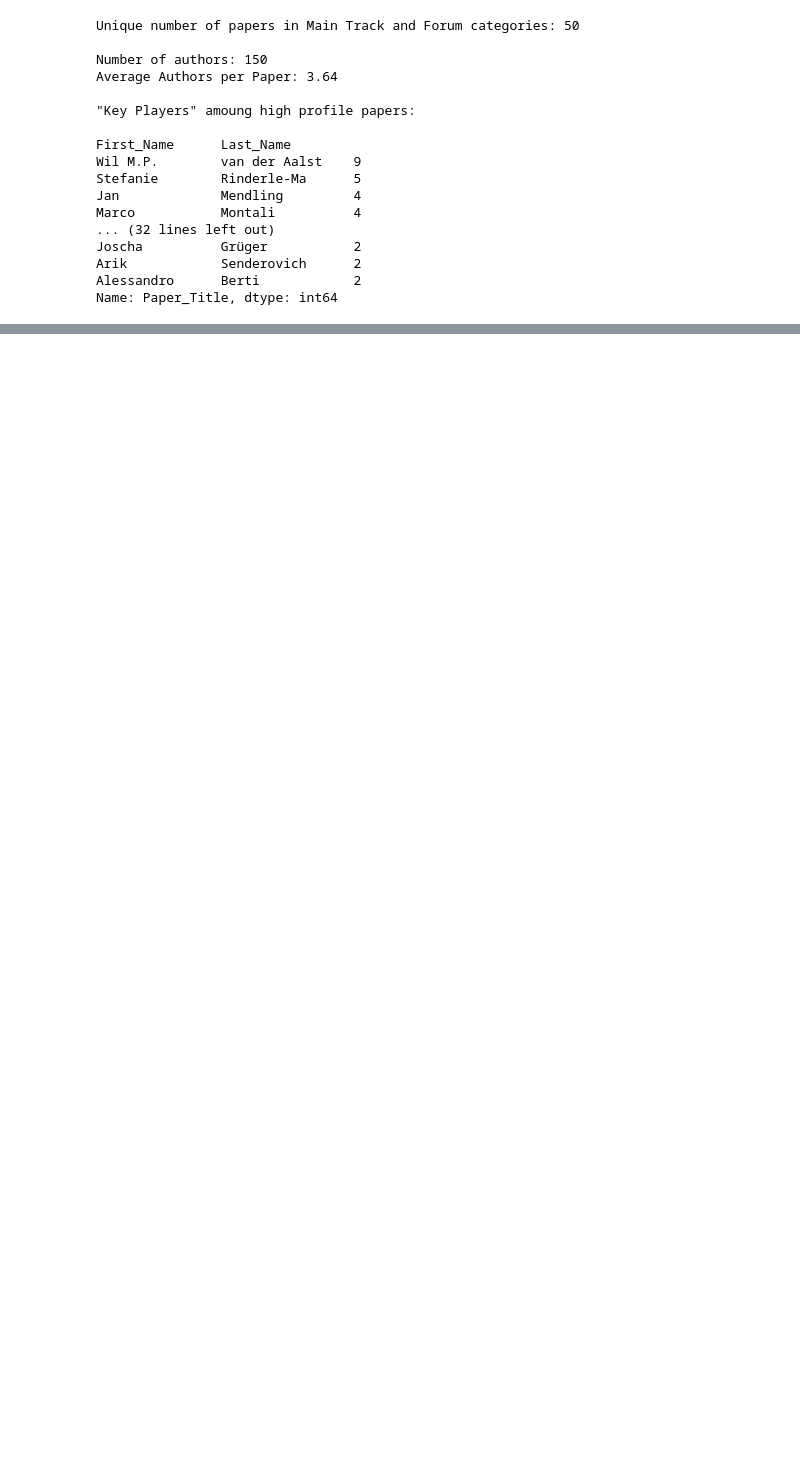
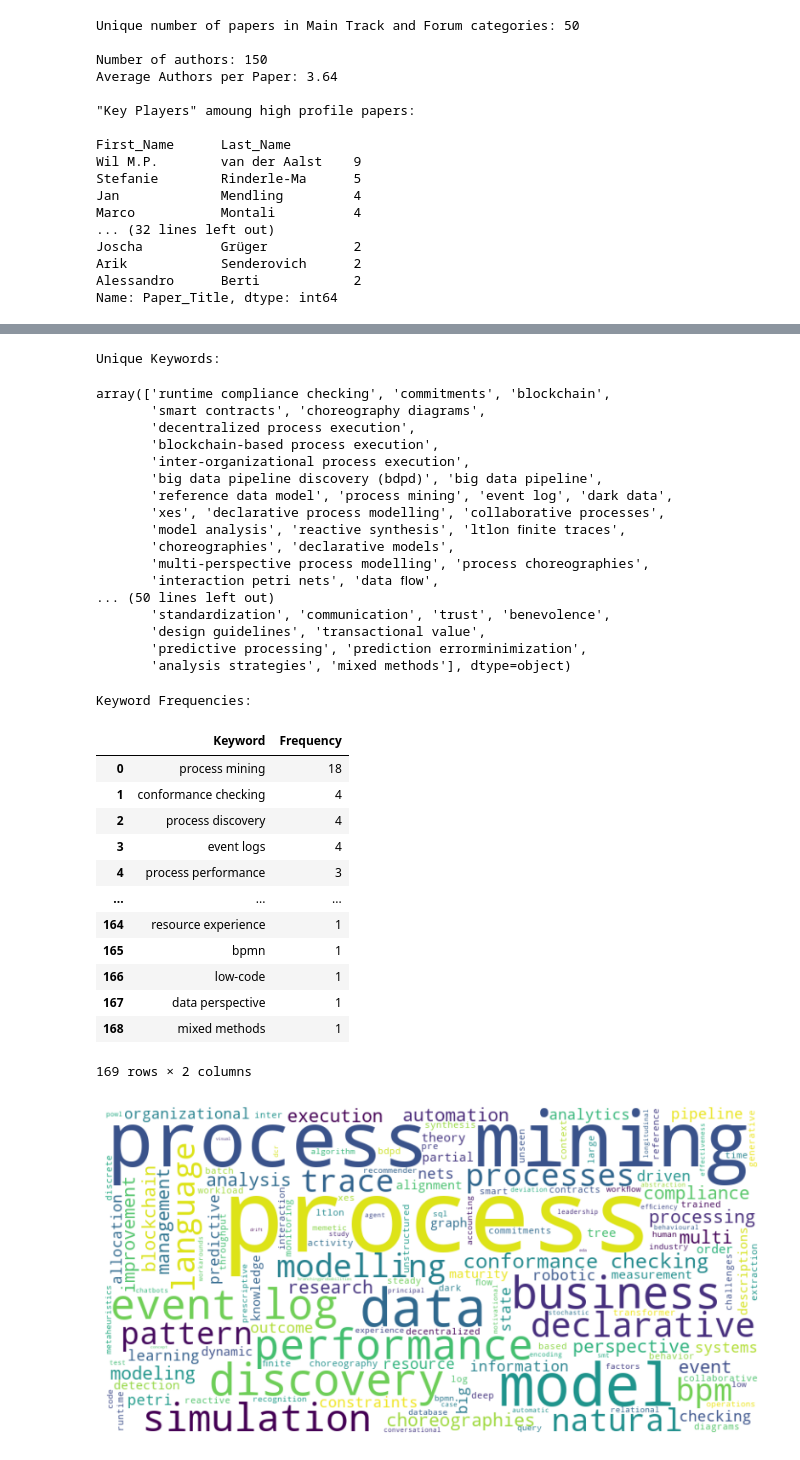
Before and after one commit to lananepeina/bpm2023, a Jupyter notebook: BPM 2023 Paper Analysis.ipynb, the cells around one changed output, grey strips where cells are left out. Cells and saved outputs as stored; diff of their text form; code cells hidden in the pictures; blank space fills up the shorter version.

```diff
--- a/BPM 2023 Paper Analysis.ipynb
+++ b/BPM 2023 Paper Analysis.ipynb
@@ -713,0 +895,60 @@ fig.show()
+# %%
+# add keywords from Forum document and MainTrack document together
+keywords_hp = pd.concat([keywords_forum, keywords_mainTrack], axis=0)
+keywords_hp.reset_index(drop=True, inplace=True)
+
+unique_keywords = keywords_hp['Keyword'].unique()
+keyword_frequencies = keywords_hp['Keyword'].value_counts().reset_index()
+keyword_frequencies.columns = ['Keyword', 'Frequency']
+
+print("Unique Keywords:")
+display(unique_keywords)
+
+print("\nKeyword Frequencies:")
+display(keyword_frequencies)
+
+
+
+# visualuzation
+keywords_c = keywords_hp['Keyword']
+text_keywords = " ".join(keywords_c)
+wordcloud_titles_hp = WordCloud(width=800, height=400, background_color='white', max_words=150).generate(text_keywords)
+
+plt.figure(figsize=(10, 5))
+plt.imshow(wordcloud_titles_hp, interpolation='bilinear')
+plt.axis("off")
+plt.show()
+# %% [output]
+Unique Keywords:
+array(['runtime compliance checking', 'commitments', 'blockchain',
+       'smart contracts', 'choreography diagrams',
+       'decentralized process execution',
+       'blockchain-based process execution',
+       'inter-organizational process execution',
+       'big data pipeline discovery (bdpd)', 'big data pipeline',
+       'reference data model', 'process mining', 'event log', 'dark data',
+       'xes', 'declarative process modelling', 'collaborative processes',
+       'model analysis', 'reactive synthesis', 'ltlon ﬁnite traces',
+       'choreographies', 'declarative models',
+       'multi-perspective process modelling', 'process choreographies',
+       'interaction petri nets', 'data ﬂow',
+... (50 lines left out)
+       'standardization', 'communication', 'trust', 'benevolence',
+       'design guidelines', 'transactional value',
+       'predictive processing', 'prediction errorminimization',
+       'analysis strategies', 'mixed methods'], dtype=object)
+Keyword Frequencies:
+|  | Keyword | Frequency |
+| 0 | process mining | 18 |
+| 1 | conformance checking | 4 |
+| 2 | process discovery | 4 |
+| 3 | event logs | 4 |
+| 4 | process performance | 3 |
+| ... | ... | ... |
+| 164 | resource experience | 1 |
+| 165 | bpmn | 1 |
+| 166 | low-code | 1 |
+| 167 | data perspective | 1 |
+| 168 | mixed methods | 1 |
+169 rows × 2 columns
+[figure, added]
```
Also changed, not shown: parts of 34 cells of this notebook, 3 other files.
